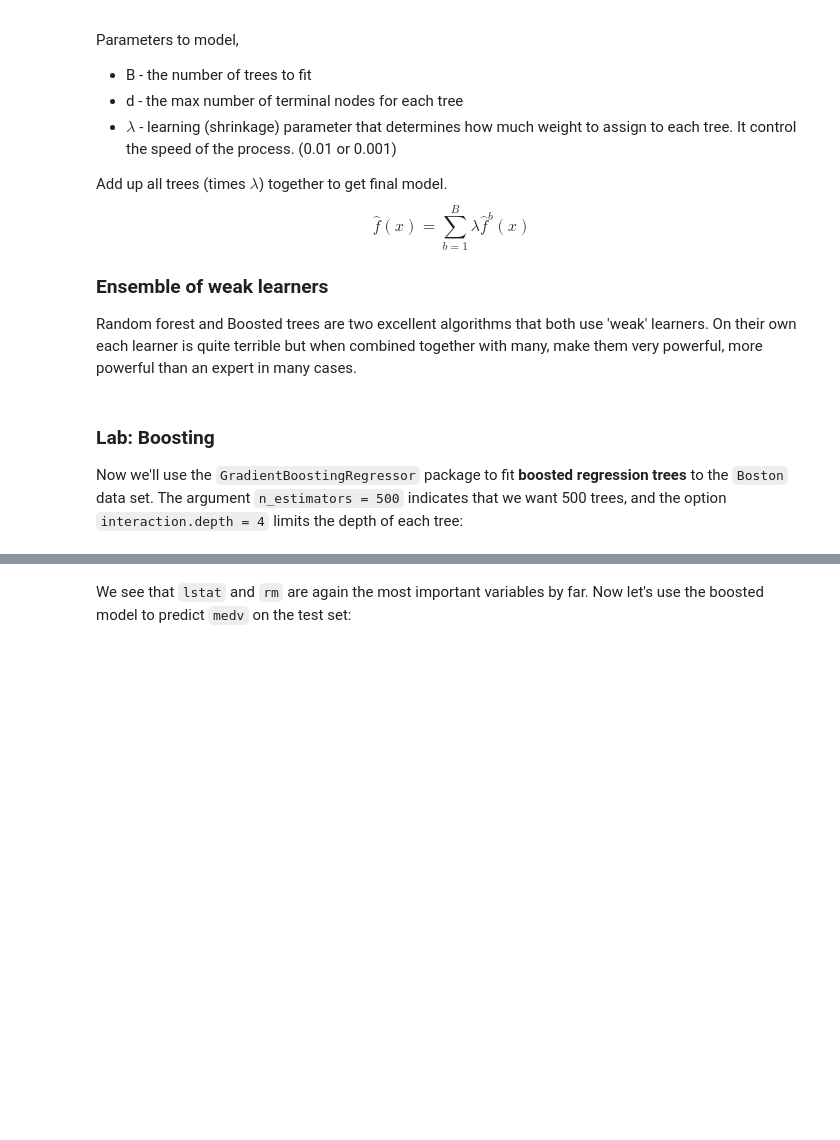
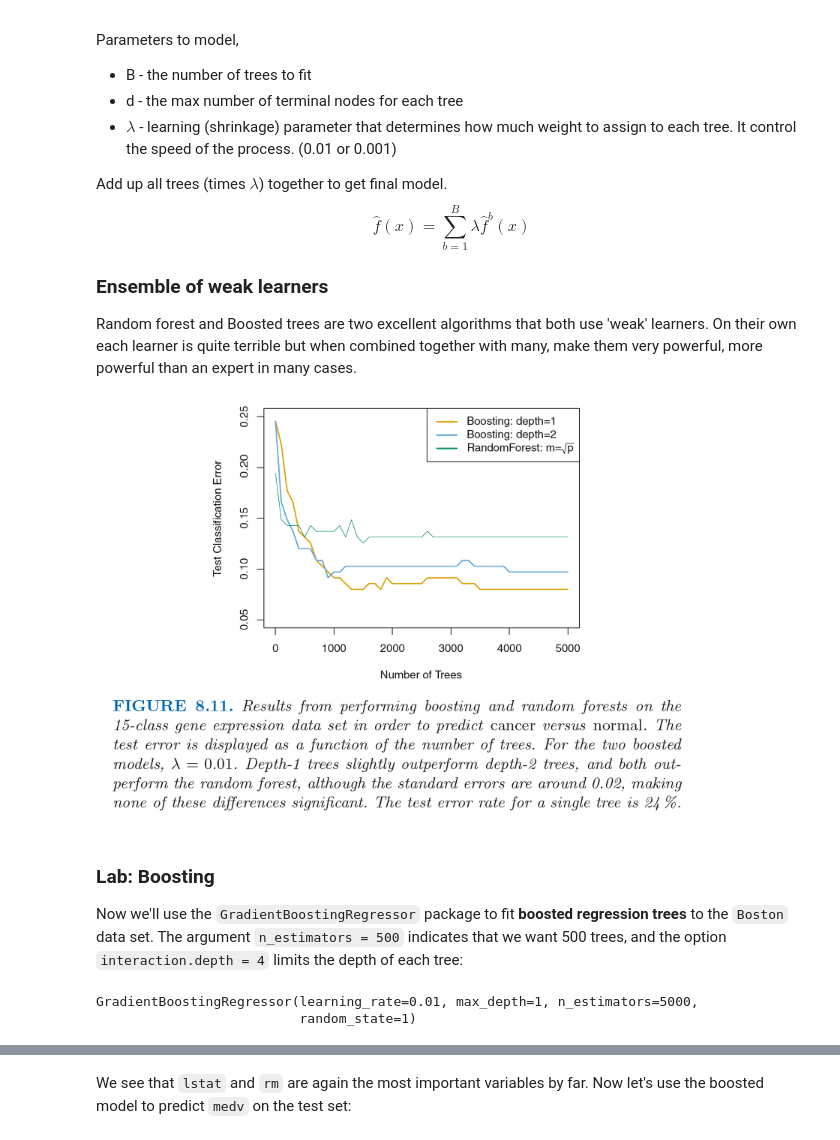
Before and after one commit to muzaffarizamuddin/machine-learning-course, a Jupyter notebook: week8.ipynb, the cells around one changed output, grey strips where cells are left out. Saved outputs shown, nothing was run; the diff lists cells and outputs as text; code cells hidden in the pictures; blank space fills up the shorter version.

```diff
--- a/week8.ipynb
+++ b/week8.ipynb
@@ -491,7 +575,9 @@ $$\hat{f}(x) = \sum_{b=1}^B{\lambda \hat{f}^b(x)}$$
 ### Ensemble of weak learners
 Random forest and Boosted trees are two excellent algorithms that both use 'weak' learners. On their own each learner is quite terrible but when combined together with many, make them very powerful, more powerful than an expert in many cases.
 # %%
-Image('images/pw811.png', width =600)
+Image('images2/pw811.png', width =600)
+# %% [output]
+[figure, added]
 # %% [markdown]
 ### Lab: Boosting
 
@@ -502,10 +592,13 @@ argument `n_estimators = 500` indicates that we want 500 trees, and the option
 # %%
-boosted_boston = GradientBoostingRegressor(n_estimators = 500,
+boosted_boston = GradientBoostingRegressor(n_estimators = 5000,
                                            learning_rate = 0.01,
-                                           max_depth = 4,
+                                           max_depth = 1,
                                            random_state = 1)
 
 boosted_boston.fit(X_train, y_train)
+# %% [output]
+GradientBoostingRegressor(learning_rate=0.01, max_depth=1, n_estimators=5000,
+                          random_state=1)
 # %%
 ## Let's check out the feature importances again:
 
```
Also changed, not shown: parts of 21 cells of this notebook, 4 other files.
